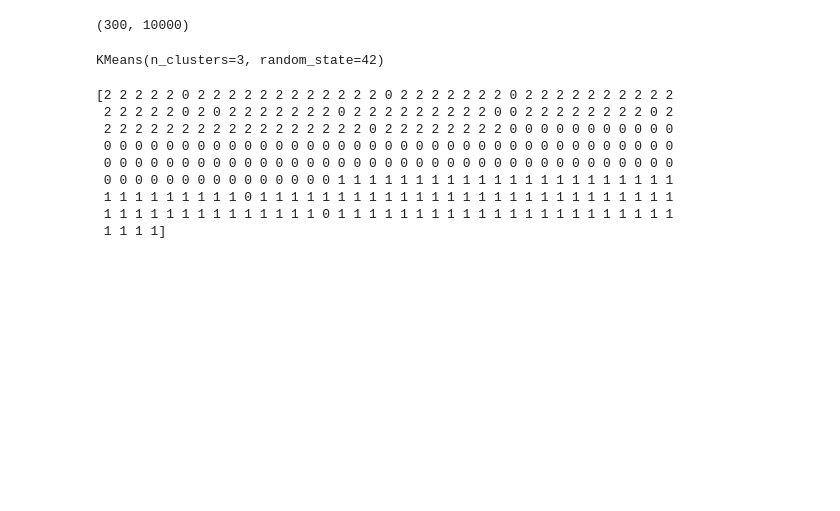
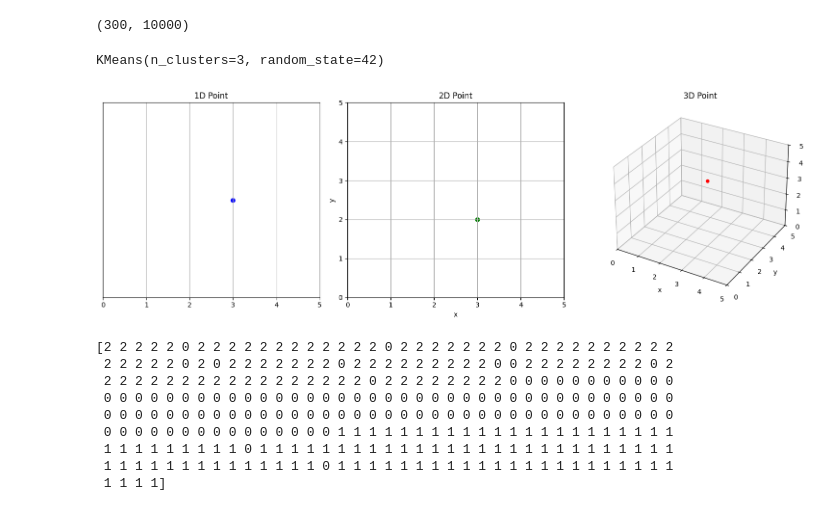
Before and after one commit to keehyun2/TestPy, a Jupyter notebook: colab/6-2.ipynb, the cells around one changed output. Cells and saved outputs as stored; diff of their text form; code cells hidden in the pictures; blank space fills up the shorter version.

```diff
--- a/colab/6-2.ipynb
+++ b/colab/6-2.ipynb
@@ -49,4 +49,50 @@ KMeans(n_clusters=3, random_state=42)
 # 3. 가장 차이가 적은 방향으로 군집을 형성하고 각 샘플에 labeling 을 함.
+# %%
+import matplotlib.pyplot as plt
+from mpl_toolkits.mplot3d import Axes3D
+
+fig = plt.figure(figsize=(15, 5))
+
+# 1D subplot
+ax1 = fig.add_subplot(1, 3, 1)
+x1 = [3]
+y1 = [0]
+ax1.scatter(x1, y1, color='blue')
+ax1.set_yticks([])
+ax1.set_xlim(0, 5)
+ax1.set_title("1D Point")
+ax1.grid(True)
+
+# 2D subplot
+ax2 = fig.add_subplot(1, 3, 2)
+x2 = [3]
+y2 = [2]
+ax2.scatter(x2, y2, color='green')
+ax2.set_xlim(0, 5)
+ax2.set_ylim(0, 5)
+ax2.set_title("2D Point")
+ax2.set_xlabel("x")
+ax2.set_ylabel("y")
+ax2.grid(True)
+
+# 3D subplot
+ax3 = fig.add_subplot(1, 3, 3, projection='3d')
+x3 = [3]
+y3 = [2]
+z3 = [4]
+ax3.scatter(x3, y3, z3, color='red')
+ax3.set_xlim([0, 5])
+ax3.set_ylim([0, 5])
+ax3.set_zlim([0, 5])
+ax3.set_title("3D Point")
+ax3.set_xlabel("x")
+ax3.set_ylabel("y")
+ax3.set_zlabel("z")
+
+plt.tight_layout()
+plt.show()
+# %% [output]
+[figure, added]
 # %%
 print(km.labels_)
 # %% [output]
```
Also changed, not shown: parts of 6 cells of this notebook.
